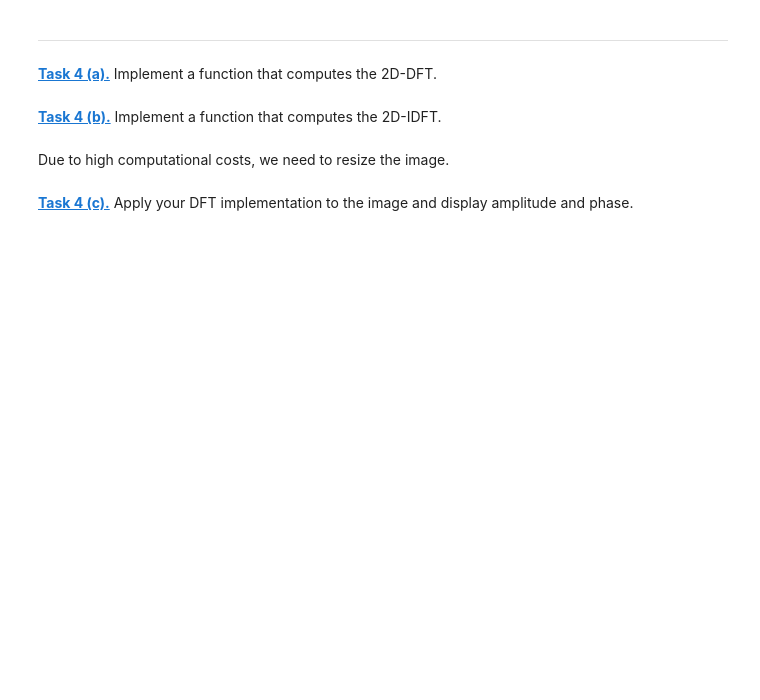
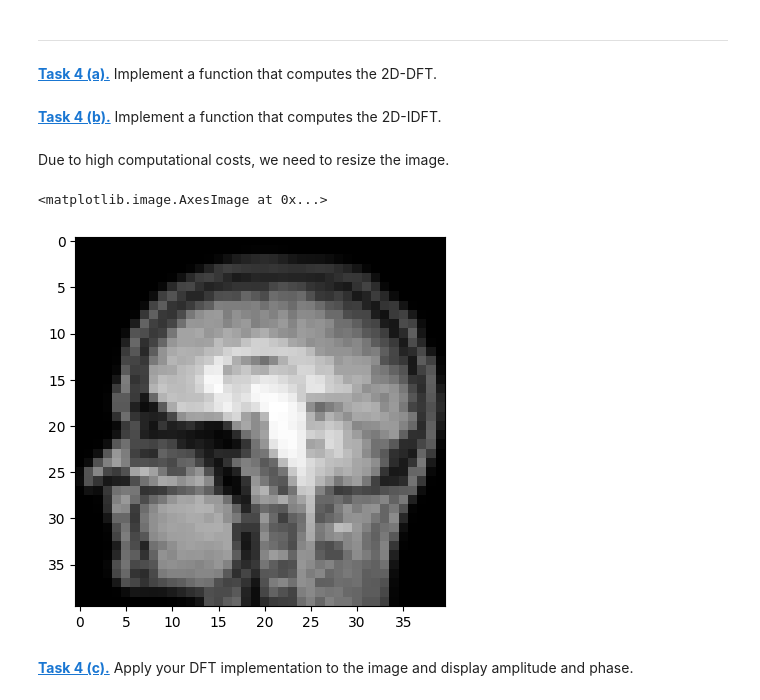
Before and after one commit to Hannahrrrrr/mobifs5-python, a Jupyter notebook: fourier.ipynb, the cells around one changed output. Cells and saved outputs as stored; diff of their text form; code cells hidden in the pictures; blank space fills up the shorter version.

```diff
--- a/fourier.ipynb
+++ b/fourier.ipynb
@@ -222,7 +246,10 @@ M,N = img.shape
 # %% [markdown]
 Due to high computational costs, we need to resize the image.
 # %%
-test_img = resize(brain_img, (40, 40))
+test_img = resize(img_MR, (40, 40))
 plt.imshow(test_img, 'gray')
+# %% [output]
+<matplotlib.image.AxesImage at 0x...>
+[figure, added]
 # %% [markdown]
 **[Task 4 (c).]()** Apply your DFT implementation to the image and display amplitude and phase.
```
Also changed, not shown: parts of 6 cells of this notebook.
